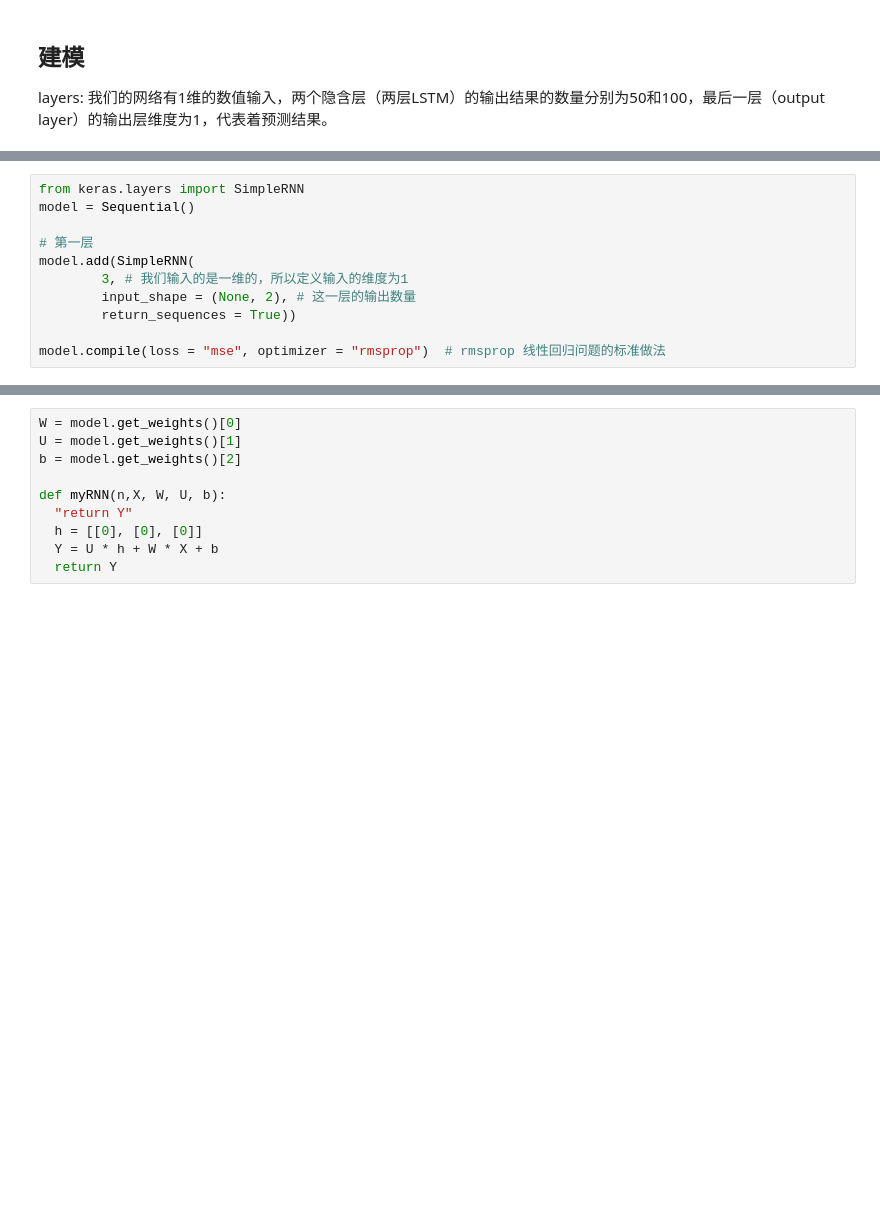
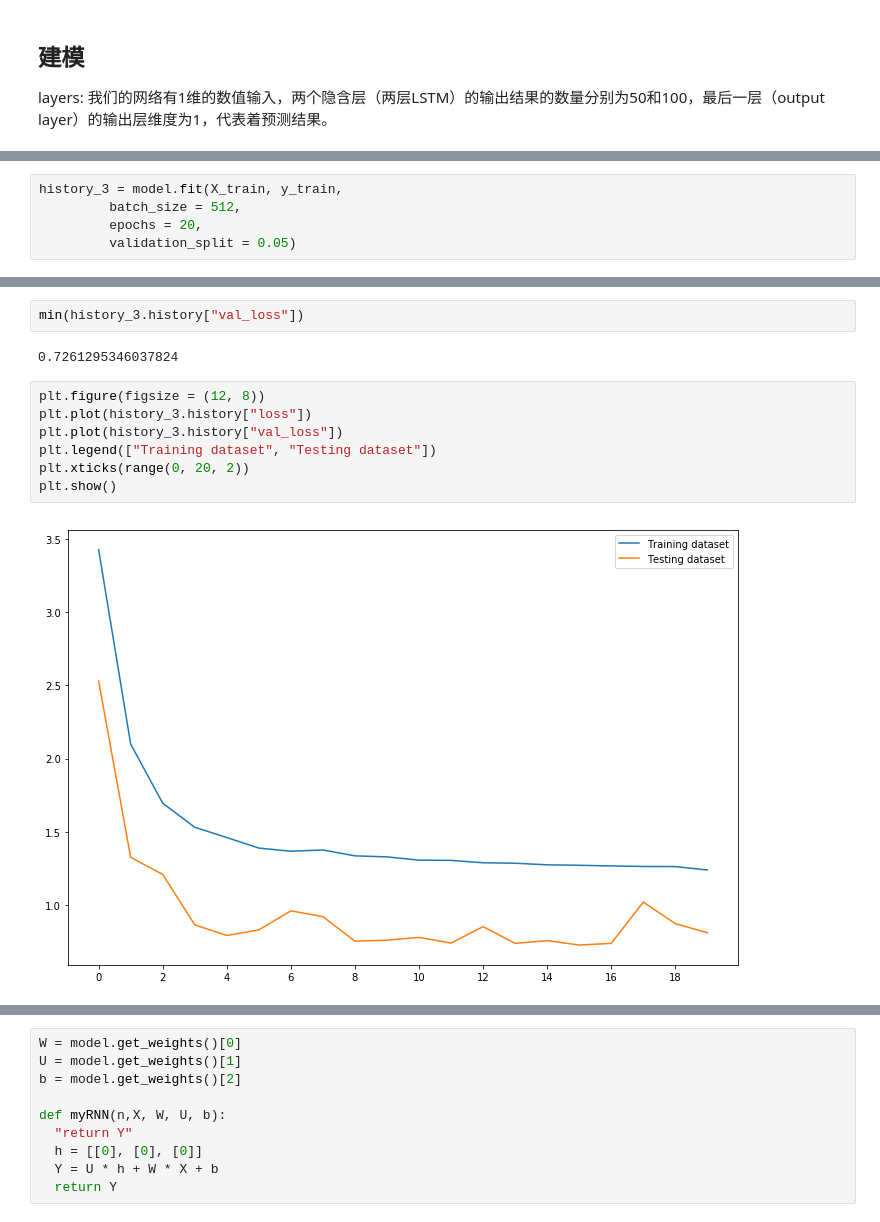
Before and after one commit to 1148030615/Tencent_Education_Deep_Learning_Course, a Jupyter notebook: bikes_prediction_Time_Series_RNN.ipynb, the cells around one changed output, grey strips where cells are left out. Saved outputs shown, nothing was run; the diff lists cells and outputs as text; blank space fills up the shorter version.

```diff
--- a/bikes_prediction_Time_Series_RNN.ipynb
+++ b/bikes_prediction_Time_Series_RNN.ipynb
@@ -133,11 +330,0 @@ Compilation Time: 0.024069786071777344
-# %%
-from keras.layers import SimpleRNN
-model = Sequential()
-
-# 第一层
-model.add(SimpleRNN(
-        3, # 我们输入的是一维的，所以定义输入的维度为1
-        input_shape = (None, 2), # 这一层的输出数量
-        return_sequences = True))
-
-model.compile(loss = "mse", optimizer = "rmsprop")  # rmsprop 线性回归问题的标准做法
@@ -165,0 +331,5 @@ array([0., 0., 0.], dtype=float32)
+# %%
+history_3 = model.fit(X_train, y_train,
+         batch_size = 512,
+         epochs = 20,
+         validation_split = 0.05)
@@ -165,0 +354,13 @@ array([0., 0., 0.], dtype=float32)
+# %%
+min(history_3.history["val_loss"])
+# %% [output]
+0.7261295346037824
+# %%
+plt.figure(figsize = (12, 8))
+plt.plot(history_3.history["loss"])
+plt.plot(history_3.history["val_loss"])
+plt.legend(["Training dataset", "Testing dataset"])
+plt.xticks(range(0, 20, 2))
+plt.show()
+# %% [output]
+[figure, added]
```
Also changed, not shown: parts of 61 cells of this notebook.
